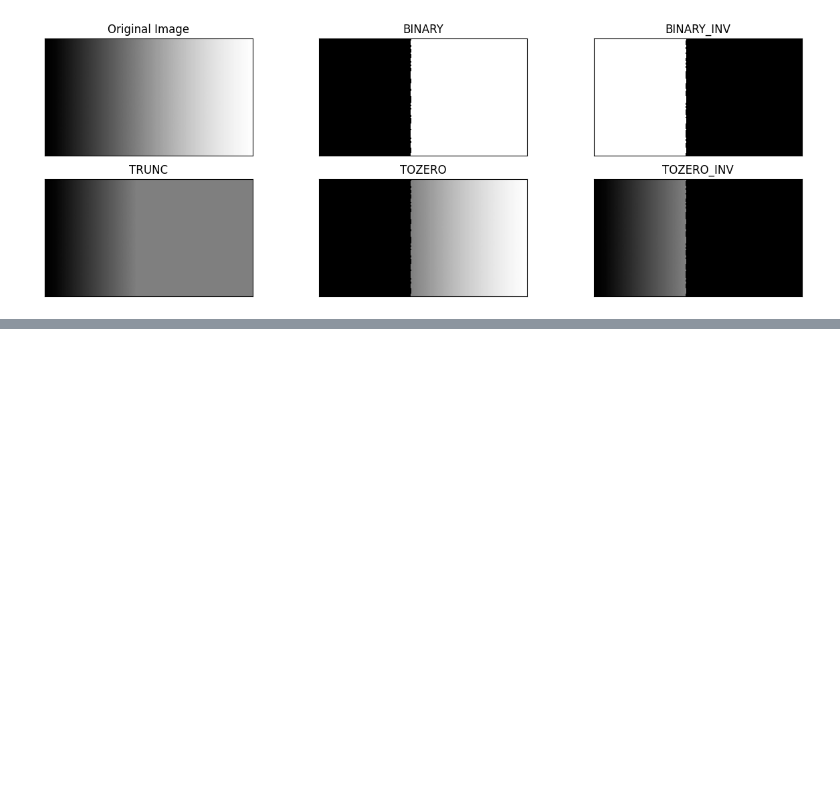
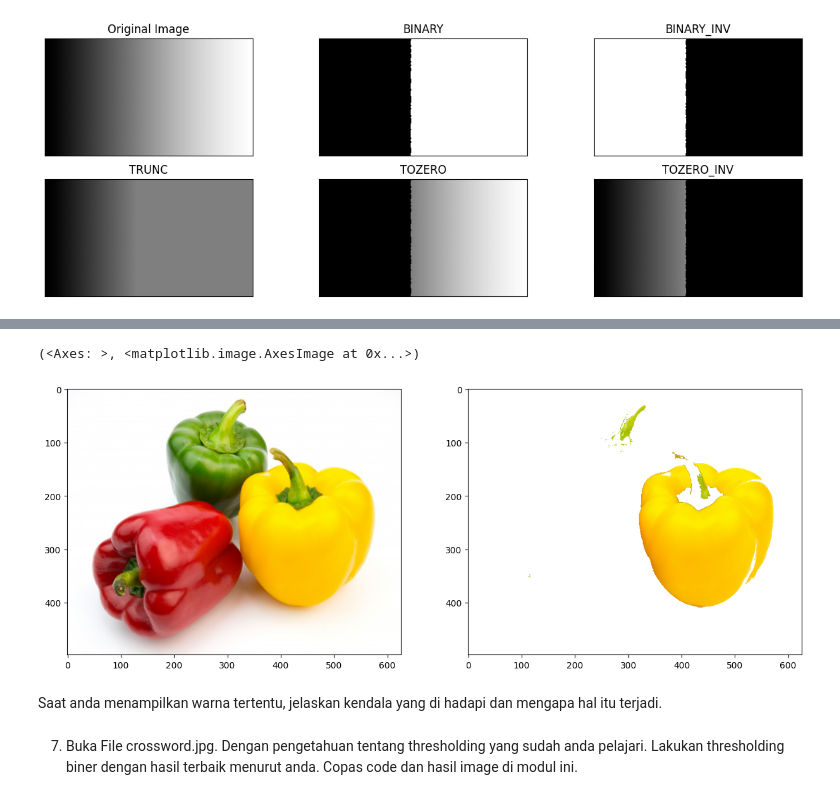
Before and after one commit to AlifiyulAkyun/PCVK_Genap_2023, a Jupyter notebook: week10.ipynb, the cells around one changed output, grey strips where cells are left out. Drawn from its saved outputs; the diff is of its cells as text; code cells hidden in the pictures; blank space fills up the shorter version.

```diff
--- a/week10.ipynb
+++ b/week10.ipynb
@@ -58,0 +129,31 @@ cv2_imshow(img_lena)
+# %%
+filename = ('/content/drive/MyDrive/PCVK/image/peppers.jpg')
+img = cv.imread(filename)
+img = cv.cvtColor(img, cv.COLOR_BGR2RGB)
+
+pixel_values = img.reshape((-1, 3))
+pixel_values = np.float32(pixel_values)
+
+criteria = (cv.TERM_CRITERIA_EPS + cv.TERM_CRITERIA_MAX_ITER, 100, 0.2)
+k = 6
+_, labels, (centers) = cv.kmeans(pixel_values, k, None, criteria, 10, cv.KMEANS_RANDOM_CENTERS)
+centers = np.uint8(centers)
+
+labels = labels.flatten()
+masked_image = np.copy(img)
+masked_image0 = masked_image.reshape((-1, 3))
+masked_image0[labels != 1] = [255, 255, 255]
+masked_image0 = masked_image0.reshape(img.shape)
+
+plt.figure(figsize = (15,12))
+plt.subplot(2,2,1),plt.imshow(img)
+plt.subplot(2,2,2),plt.imshow(masked_image0)
+# %% [output]
+(<Axes: >, <matplotlib.image.AxesImage at 0x...>)
+[figure, added]
+# %% [markdown]
+Saat anda menampilkan warna tertentu, jelaskan kendala yang di hadapi dan mengapa hal itu terjadi.
+# %% [markdown]
+7. Buka File crossword.jpg. Dengan pengetahuan tentang thresholding yang sudah anda
+pelajari. Lakukan thresholding biner dengan hasil terbaik menurut anda. Copas code
+dan hasil image di modul ini.
```
Also changed, not shown: parts of 4 cells of this notebook.
